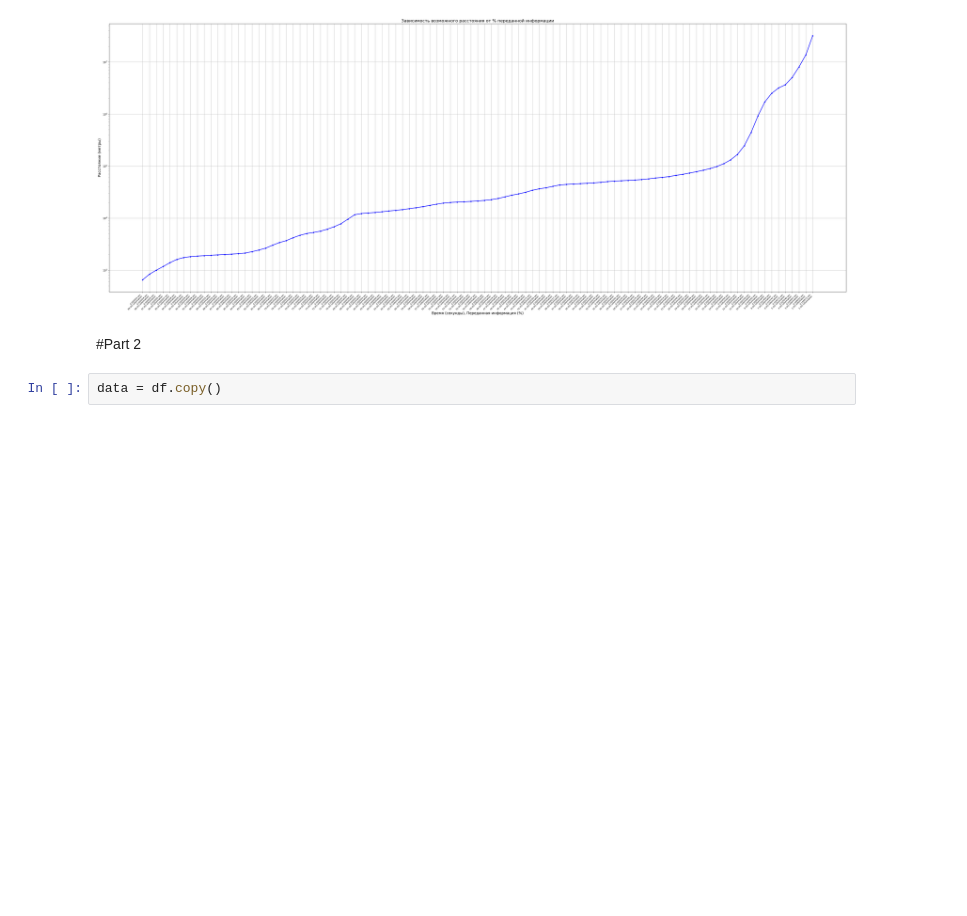
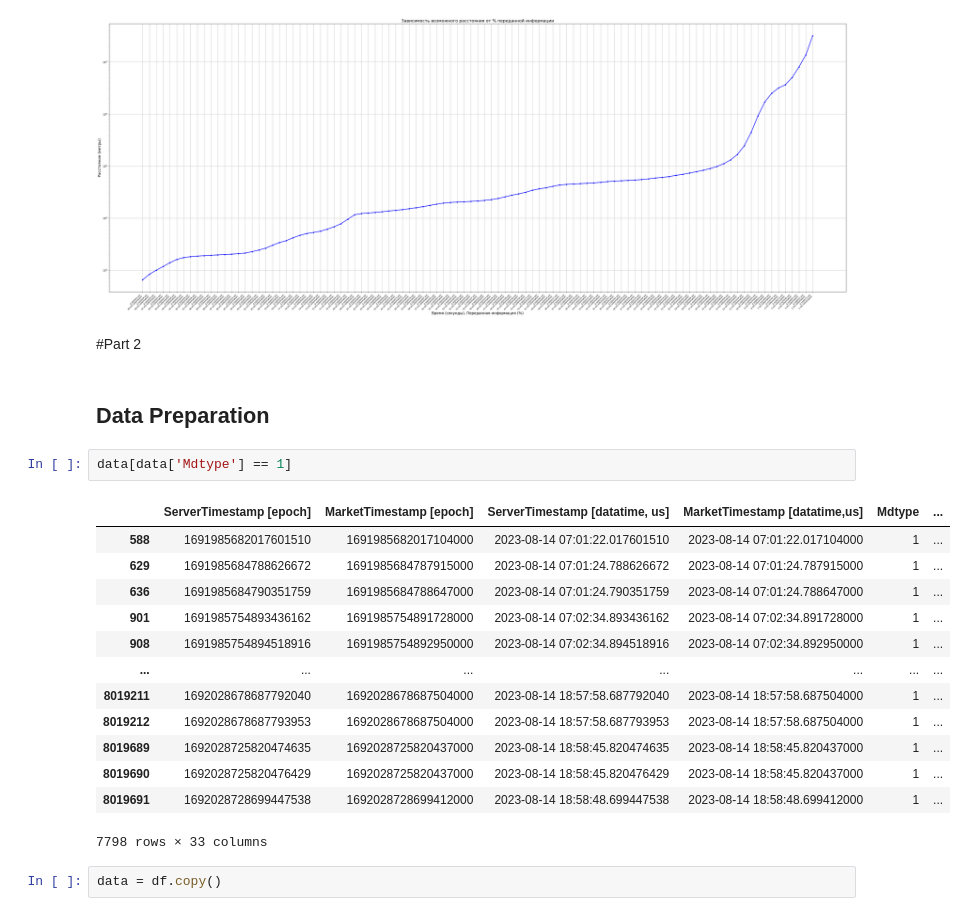
Before and after one commit to WastingT-me/HFT-Interviews, a Jupyter notebook: MD_task_Example.ipynb, the cells around one changed output. Saved outputs shown, nothing was run; the diff lists cells and outputs as text; blank space fills up the shorter version.

```diff
--- a/MD_task_Example.ipynb
+++ b/MD_task_Example.ipynb
@@ -260,6 +260,24 @@ plt.show()
 [figure]
 # %% [markdown]
 #Part 2
+# %% [markdown]
+## Data Preparation
+# %%
+data[data['Mdtype'] == 1]
+# %% [output]
+|  | ServerTimestamp [epoch] | MarketTimestamp [epoch] | ServerTimestamp [datatime, us] | MarketTimestamp [datatime,us] | Mdtype | ... |
+| 588 | 1691985682017601510 | 1691985682017104000 | 2023-08-14 07:01:22.017601510 | 2023-08-14 07:01:22.017104000 | 1 | ... |
+| 629 | 1691985684788626672 | 1691985684787915000 | 2023-08-14 07:01:24.788626672 | 2023-08-14 07:01:24.787915000 | 1 | ... |
+| 636 | 1691985684790351759 | 1691985684788647000 | 2023-08-14 07:01:24.790351759 | 2023-08-14 07:01:24.788647000 | 1 | ... |
+| 901 | 1691985754893436162 | 1691985754891728000 | 2023-08-14 07:02:34.893436162 | 2023-08-14 07:02:34.891728000 | 1 | ... |
+| 908 | 1691985754894518916 | 1691985754892950000 | 2023-08-14 07:02:34.894518916 | 2023-08-14 07:02:34.892950000 | 1 | ... |
+| ... | ... | ... | ... | ... | ... | ... |
+| 8019211 | 1692028678687792040 | 1692028678687504000 | 2023-08-14 18:57:58.687792040 | 2023-08-14 18:57:58.687504000 | 1 | ... |
+| 8019212 | 1692028678687793953 | 1692028678687504000 | 2023-08-14 18:57:58.687793953 | 2023-08-14 18:57:58.687504000 | 1 | ... |
+| 8019689 | 1692028725820474635 | 1692028725820437000 | 2023-08-14 18:58:45.820474635 | 2023-08-14 18:58:45.820437000 | 1 | ... |
+| 8019690 | 1692028725820476429 | 1692028725820437000 | 2023-08-14 18:58:45.820476429 | 2023-08-14 18:58:45.820437000 | 1 | ... |
+| 8019691 | 1692028728699447538 | 1692028728699412000 | 2023-08-14 18:58:48.699447538 | 2023-08-14 18:58:48.699412000 | 1 | ... |
+7798 rows × 33 columns
 # %%
 data = df.copy()
 # %%
```
Also changed, not shown: parts of 10 cells of this notebook.
